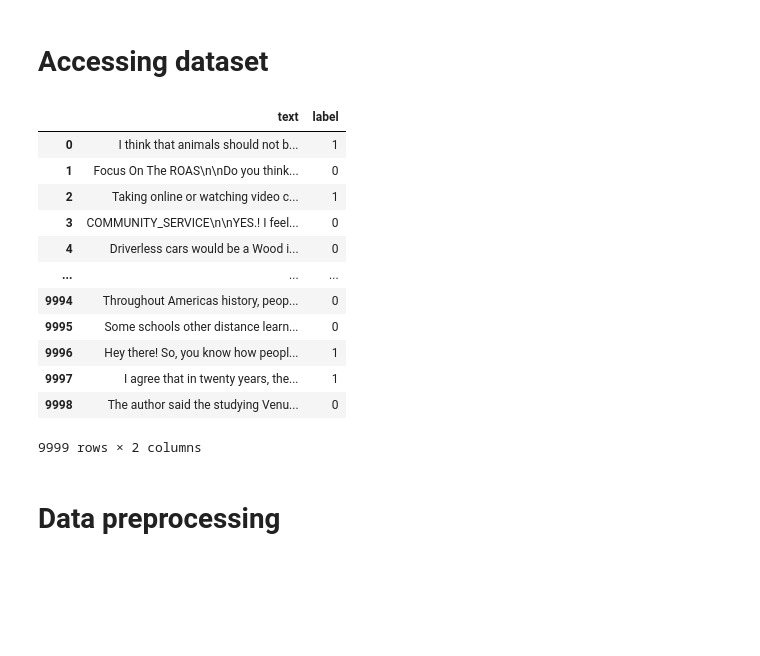
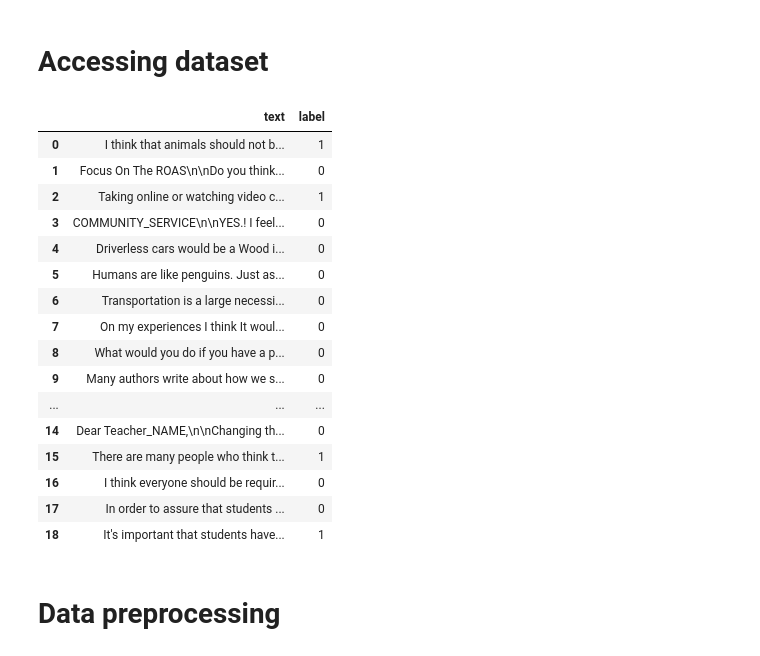
Before and after one commit to habeebmoosa/ai-text-detector, a Jupyter notebook: app.ipynb, the cells around one changed output. Drawn from its saved outputs; the diff is of its cells as text; code cells hidden in the pictures; blank space fills up the shorter version.

```diff
--- a/app.ipynb
+++ b/app.ipynb
@@ -41,20 +46,24 @@ import joblib
 # %%
-df = pd.read_csv('subset_dataset.csv')
+df = pd.read_csv('the123.csv')
 df.head(-1)
 # %% [output]
 |  | text | label |
 | 0 | I think that animals should not b... | 1 |
 | 1 | Focus On The ROAS\n\nDo you think... | 0 |
 | 2 | Taking online or watching video c... | 1 |
 | 3 | COMMUNITY_SERVICE\n\nYES.! I feel... | 0 |
 | 4 | Driverless cars would be a Wood i... | 0 |
+| 5 | Humans are like penguins. Just as... | 0 |
+| 6 | Transportation is a large necessi... | 0 |
+| 7 | On my experiences I think It woul... | 0 |
+| 8 | What would you do if you have a p... | 0 |
+| 9 | Many authors write about how we s... | 0 |
 | ... | ... | ... |
-| 9994 | Throughout Americas history, peop... | 0 |
-| 9995 | Some schools other distance learn... | 0 |
-| 9996 | Hey there! So, you know how peopl... | 1 |
-| 9997 | I agree that in twenty years, the... | 1 |
-| 9998 | The author said the studying Venu... | 0 |
+| 14 | Dear Teacher_NAME,\n\nChanging th... | 0 |
+| 15 | There are many people who think t... | 1 |
+| 16 | I think everyone should be requir... | 0 |
+| 17 | In order to assure that students ... | 0 |
+| 18 | It's important that students have... | 1 |
-9999 rows × 2 columns
 # %% [markdown]
 # Data preprocessing
 # %%
```
Also changed, not shown: parts of 38 cells of this notebook, 5 other files.
